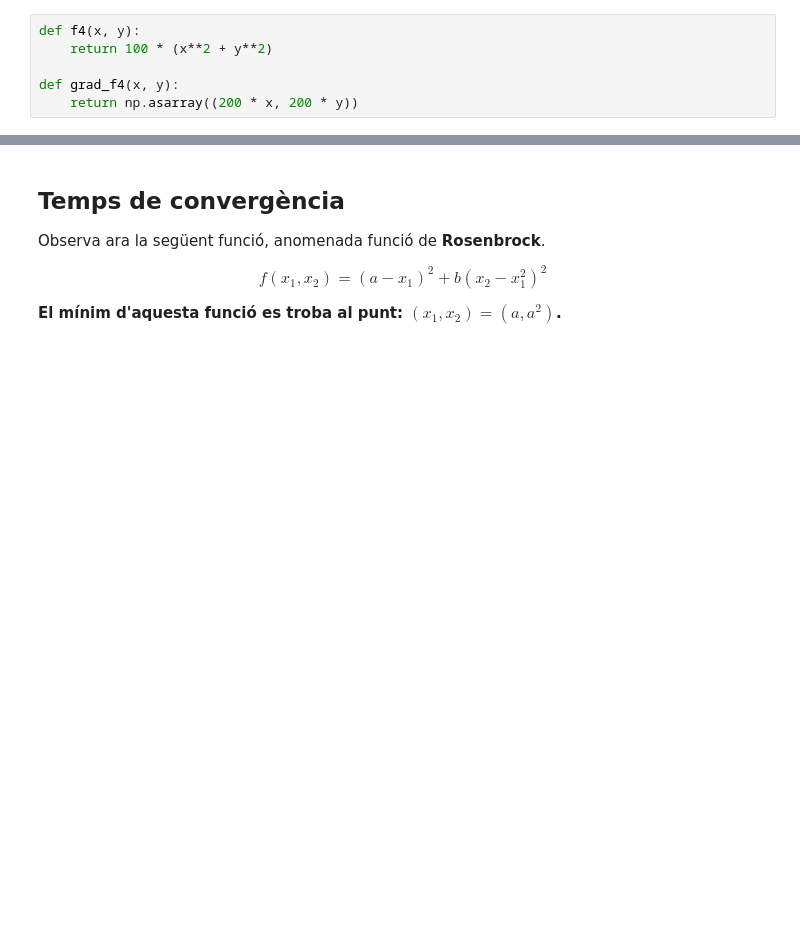
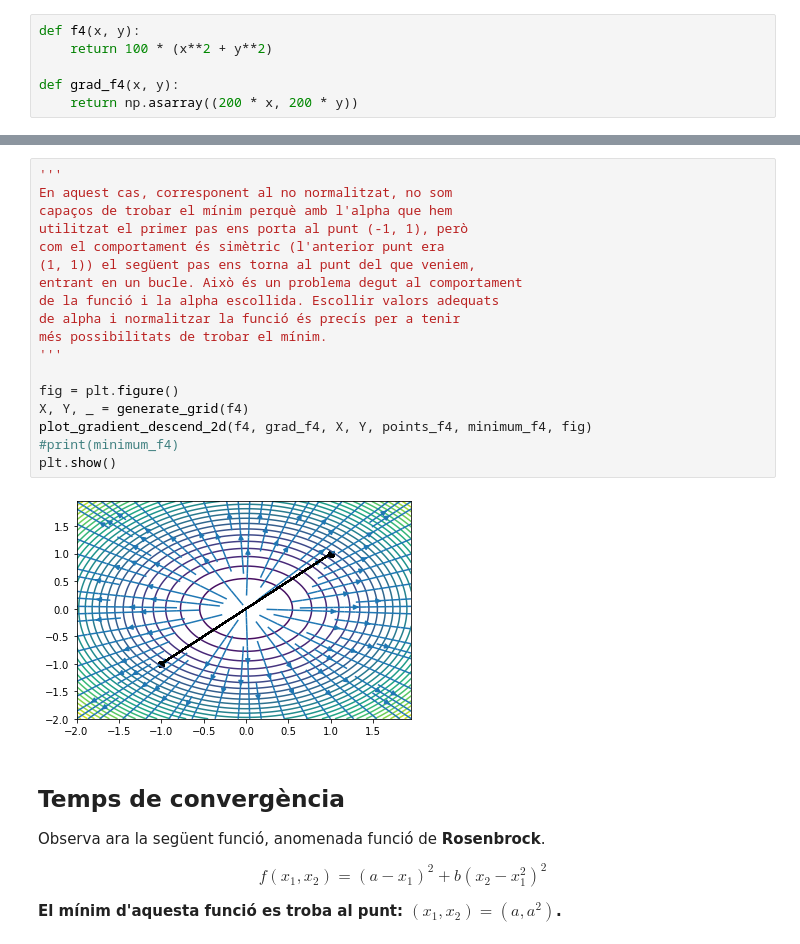
Before and after one commit to mates-info/tnui, a Jupyter notebook: p3/P1_FindMinimum-Student.ipynb, the cells around one changed output, grey strips where cells are left out. Cells and saved outputs as stored; diff of their text form; blank space fills up the shorter version.

```diff
--- a/p3/P1_FindMinimum-Student.ipynb
+++ b/p3/P1_FindMinimum-Student.ipynb
@@ -334,3 +364,23 @@ plt.show()
+# %%
+'''
+En aquest cas, corresponent al no normalitzat, no som
+capaços de trobar el mínim perquè amb l'alpha que hem
+utilitzat el primer pas ens porta al punt (-1, 1), però
+com el comportament és simètric (l'anterior punt era
+(1, 1)) el següent pas ens torna al punt del que veniem,
+entrant en un bucle. Això és un problema degut al comportament
+de la funció i la alpha escollida. Escollir valors adequats
+de alpha i normalitzar la funció és precís per a tenir
+més possibilitats de trobar el mínim.
+'''
+
+fig = plt.figure()
+X, Y, _ = generate_grid(f4)
+plot_gradient_descend_2d(f4, grad_f4, X, Y, points_f4, minimum_f4, fig)
+#print(minimum_f4)
+plt.show()
+# %% [output]
+[figure, added]
 # %% [markdown]
 ## Temps de convergència
 
```
Also changed, not shown: parts of 10 cells of this notebook.
